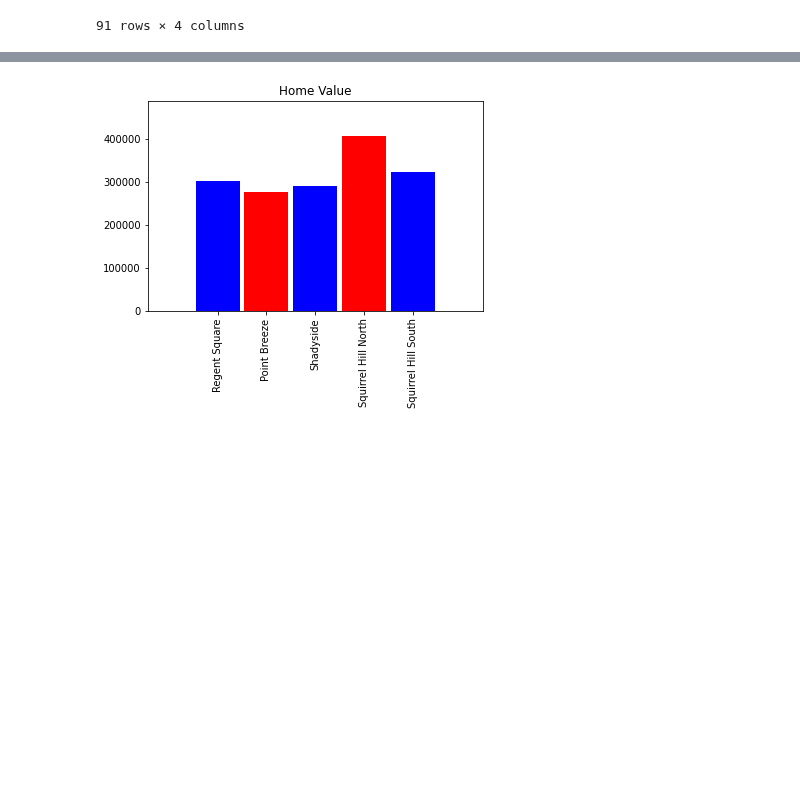
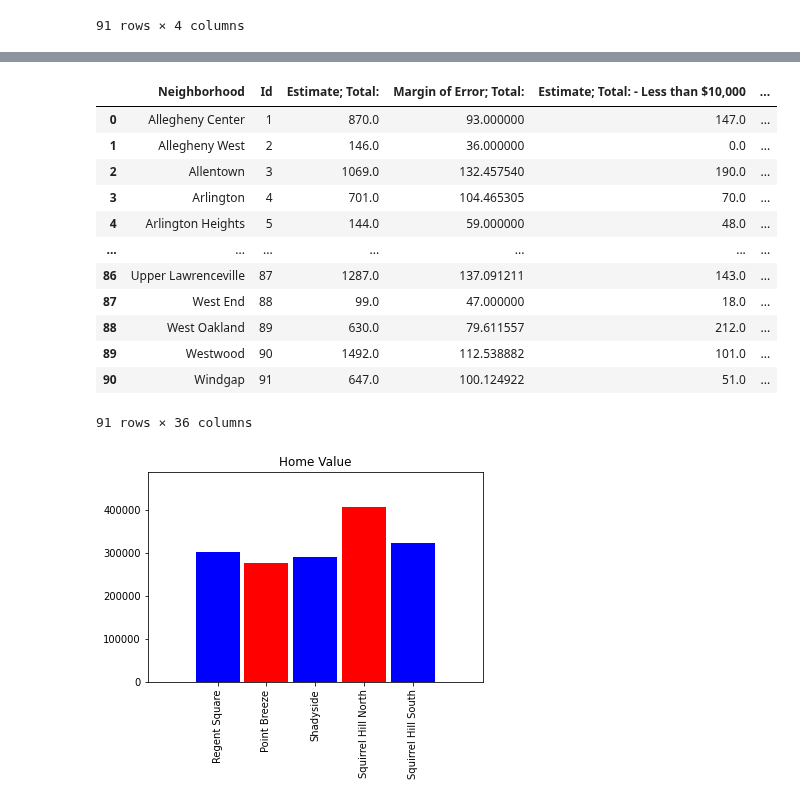
Before and after one commit to Gokuin/CMPINF0010-FinalProject, a Jupyter notebook: Final_Group_Notebook.ipynb, the cells around one changed output, grey strips where cells are left out. Cells and saved outputs as stored; diff of their text form; code cells hidden in the pictures; blank space fills up the shorter version.

```diff
--- a/Final_Group_Notebook.ipynb
+++ b/Final_Group_Notebook.ipynb
@@ -223,3 +239,21 @@ import pandas as pd
+# %%
+import pandas as pd
+dataset = pd.read_csv('household-income-in-the-past-12-months-in-2015-inflation-adjusted-dollars.csv')
+dataset
+# %% [output]
+|  | Neighborhood | Id | Estimate; Total: | Margin of Error; Total: | Estimate; Total: - Less than $10,000 | ... |
+| 0 | Allegheny Center | 1 | 870.0 | 93.000000 | 147.0 | ... |
+| 1 | Allegheny West | 2 | 146.0 | 36.000000 | 0.0 | ... |
+| 2 | Allentown | 3 | 1069.0 | 132.457540 | 190.0 | ... |
+| 3 | Arlington | 4 | 701.0 | 104.465305 | 70.0 | ... |
+| 4 | Arlington Heights | 5 | 144.0 | 59.000000 | 48.0 | ... |
+| ... | ... | ... | ... | ... | ... | ... |
+| 86 | Upper Lawrenceville | 87 | 1287.0 | 137.091211 | 143.0 | ... |
+| 87 | West End | 88 | 99.0 | 47.000000 | 18.0 | ... |
+| 88 | West Oakland | 89 | 630.0 | 79.611557 | 212.0 | ... |
+| 89 | Westwood | 90 | 1492.0 | 112.538882 | 101.0 | ... |
+| 90 | Windgap | 91 | 647.0 | 100.124922 | 51.0 | ... |
+91 rows × 36 columns
 # %%
 #import panda
 import matplotlib.pyplot as plt
```
Also changed, not shown: parts of 6 cells of this notebook.
